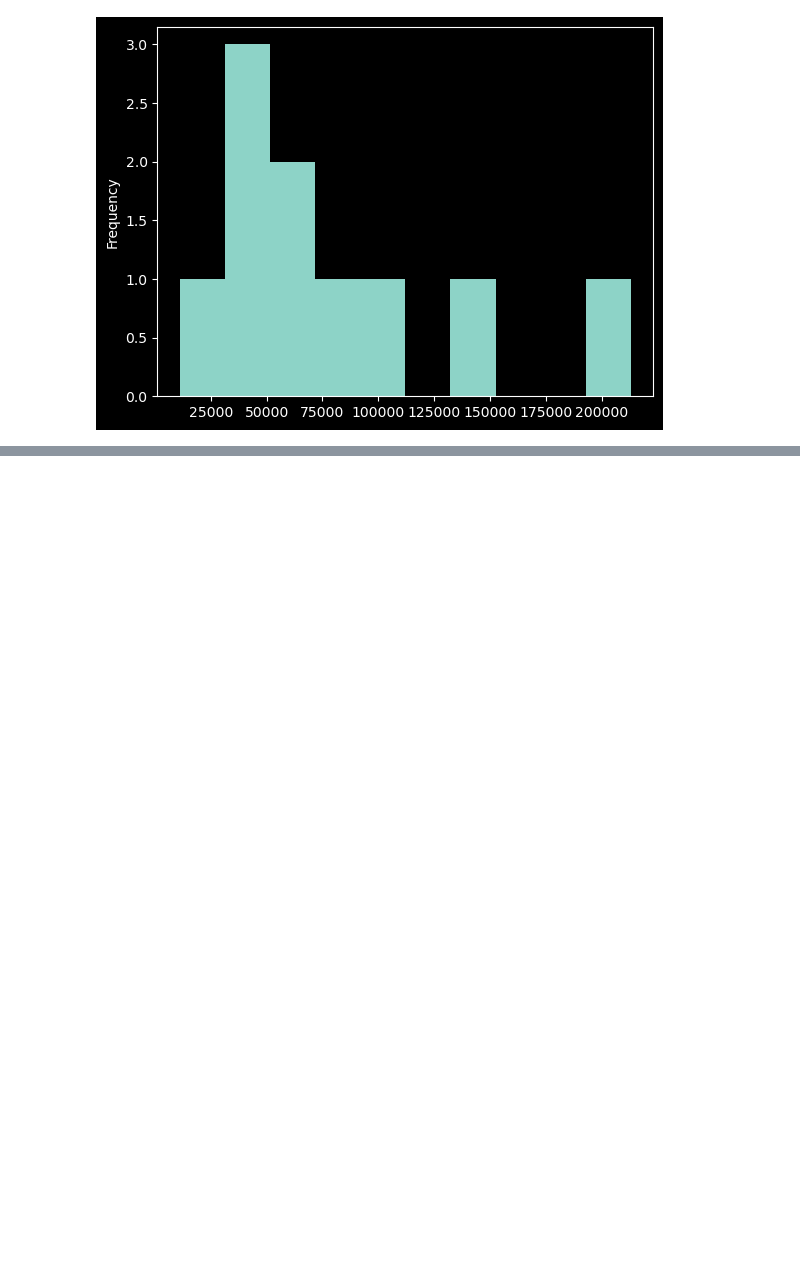
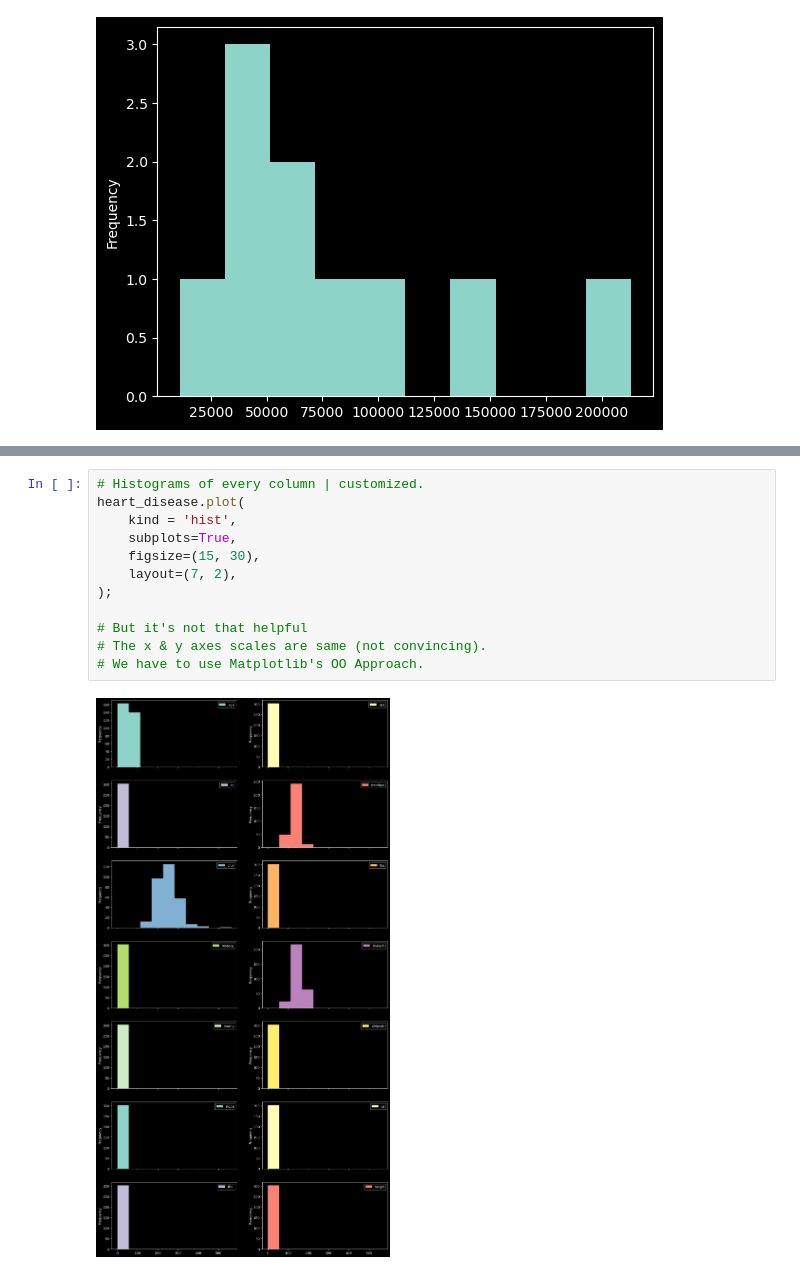
Before and after one commit to DarkDk123/ZTM-ML-Data-Science, a Jupyter notebook: 6. Matplotlib : Visualizing Data/Matplotlib_Intro.ipynb, the cells around one changed output, grey strips where cells are left out. Drawn from its saved outputs; the diff is of its cells as text; blank space fills up the shorter version.

```diff
--- a/6. Matplotlib : Visualizing Data/Matplotlib_Intro.ipynb
+++ b/6. Matplotlib : Visualizing Data/Matplotlib_Intro.ipynb
@@ -566,0 +631,14 @@ car_sales["Odometer (KM)"].plot(kind='hist'); ## Not that greatly customized (Be
+# %%
+# Histograms of every column | customized.
+heart_disease.plot(
+    kind = 'hist',
+    subplots=True,
+    figsize=(15, 30),
+    layout=(7, 2),
+);
+
+# But it's not that helpful
+# The x & y axes scales are same (not convincing).
+# We have to use Matplotlib's OO Approach.
+# %% [output]
+[figure, added]
```
Also changed, not shown: parts of 15 cells of this notebook, 1 other file.
